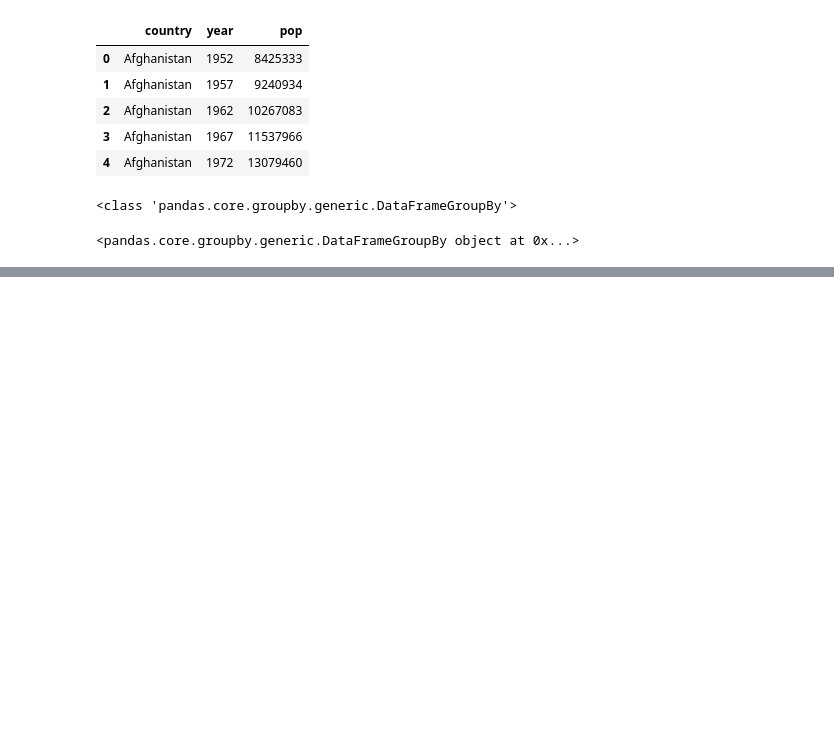
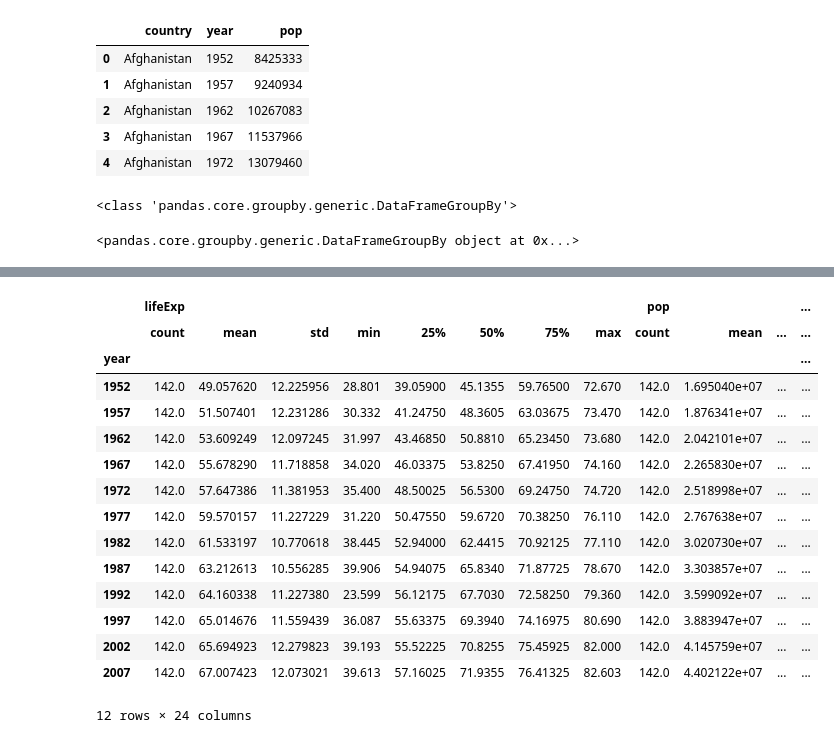
Before and after one commit to dlwldnjsald/datascience_notebook, a Jupyter notebook: 01.EDA with Pandas.ipynb, the cells around one changed output, grey strips where cells are left out. Cells and saved outputs as stored; diff of their text form; code cells hidden in the pictures; blank space fills up the shorter version.

```diff
--- a/01.EDA with Pandas.ipynb
+++ b/01.EDA with Pandas.ipynb
@@ -180,0 +197,19 @@ grouped_year_df
+# %%
+grouped_year_df.describe() # 기초 통계량 메서드
+# %% [output]
+|  | lifeExp |  |  |  |  |  |  |  | pop |  |  | ... |
+|  | count | mean | std | min | 25% | 50% | 75% | max | count | mean | ... | ... |
+| year |  |  |  |  |  |  |  |  |  |  |  | ... |
+| 1952 | 142.0 | 49.057620 | 12.225956 | 28.801 | 39.05900 | 45.1355 | 59.76500 | 72.670 | 142.0 | 1.695040e+07 | ... | ... |
+| 1957 | 142.0 | 51.507401 | 12.231286 | 30.332 | 41.24750 | 48.3605 | 63.03675 | 73.470 | 142.0 | 1.876341e+07 | ... | ... |
+| 1962 | 142.0 | 53.609249 | 12.097245 | 31.997 | 43.46850 | 50.8810 | 65.23450 | 73.680 | 142.0 | 2.042101e+07 | ... | ... |
+| 1967 | 142.0 | 55.678290 | 11.718858 | 34.020 | 46.03375 | 53.8250 | 67.41950 | 74.160 | 142.0 | 2.265830e+07 | ... | ... |
+| 1972 | 142.0 | 57.647386 | 11.381953 | 35.400 | 48.50025 | 56.5300 | 69.24750 | 74.720 | 142.0 | 2.518998e+07 | ... | ... |
+| 1977 | 142.0 | 59.570157 | 11.227229 | 31.220 | 50.47550 | 59.6720 | 70.38250 | 76.110 | 142.0 | 2.767638e+07 | ... | ... |
+| 1982 | 142.0 | 61.533197 | 10.770618 | 38.445 | 52.94000 | 62.4415 | 70.92125 | 77.110 | 142.0 | 3.020730e+07 | ... | ... |
+| 1987 | 142.0 | 63.212613 | 10.556285 | 39.906 | 54.94075 | 65.8340 | 71.87725 | 78.670 | 142.0 | 3.303857e+07 | ... | ... |
+| 1992 | 142.0 | 64.160338 | 11.227380 | 23.599 | 56.12175 | 67.7030 | 72.58250 | 79.360 | 142.0 | 3.599092e+07 | ... | ... |
+| 1997 | 142.0 | 65.014676 | 11.559439 | 36.087 | 55.63375 | 69.3940 | 74.16975 | 80.690 | 142.0 | 3.883947e+07 | ... | ... |
+| 2002 | 142.0 | 65.694923 | 12.279823 | 39.193 | 55.52225 | 70.8255 | 75.45925 | 82.000 | 142.0 | 4.145759e+07 | ... | ... |
+| 2007 | 142.0 | 67.007423 | 12.073021 | 39.613 | 57.16025 | 71.9355 | 76.41325 | 82.603 | 142.0 | 4.402122e+07 | ... | ... |
+12 rows × 24 columns
```
Also changed, not shown: parts of 4 cells of this notebook.
